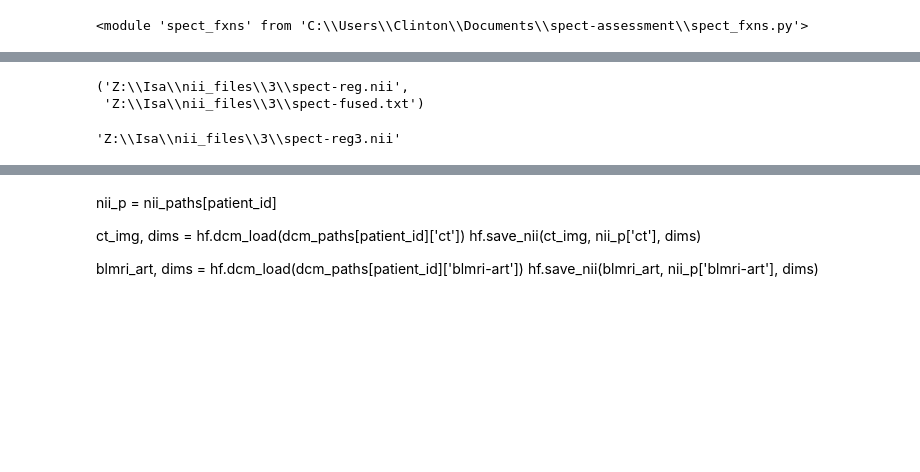
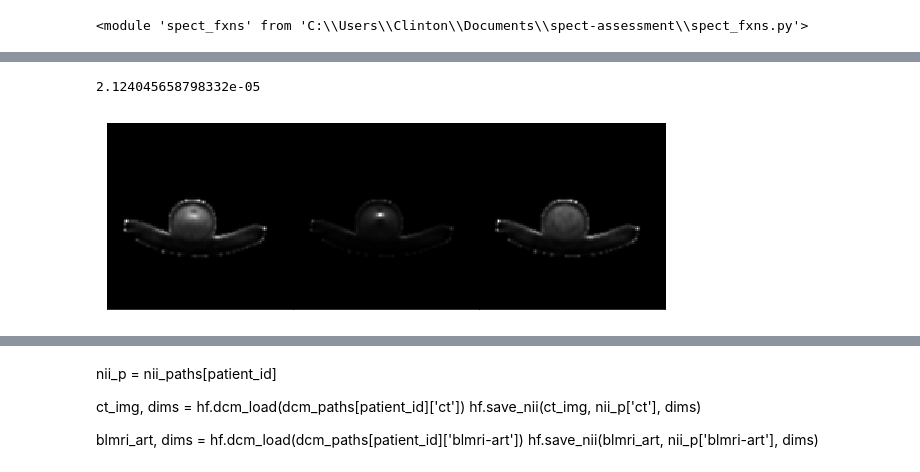
Before and after one commit to clintonjwang/cancer-staging, a Jupyter notebook: main.ipynb, the cells around one changed output, grey strips where cells are left out. Saved outputs shown, nothing was run; the diff lists cells and outputs as text; code cells hidden in the pictures; blank space fills up the shorter version.

```diff
--- a/main.ipynb
+++ b/main.ipynb
@@ -102,13 +21,0 @@ hf.save_nii(fused_img, fused_nii_path, ct_dims, flip_y=True, flip_z=True)
-# %%
-settings = {'mode': 'affine'}
-regs.reg_bis(fused_nii_path, spect_nii_path, spect_fused_transform_path, spect_reg_path, settings=settings)
-#regs.transform_bis(spect_reg_path, fused_ct_transform_path, ct_nii_path, spect_reg2_path)
-#regs.transform_bis(spect_reg2_path, ct_mr_transform_path, mri_nii_path, spect_reg3_path)
-# %% [output]
-('Z:\\Isa\\nii_files\\3\\spect-reg.nii',
- 'Z:\\Isa\\nii_files\\3\\spect-fused.txt')
-# %%
-regs.transform_bis(spect_reg_path, fused_ct_transform_path, ct_nii_path, spect_reg2_path)
-regs.transform_bis(spect_reg2_path, ct_mr_transform_path, mri_nii_path, spect_reg3_path)
-# %% [output]
-'Z:\\Isa\\nii_files\\3\\spect-reg3.nii'
@@ -122,0 +22,12 @@ patient_ids = df.index.values
+# %%
+phantom_dose = 12.53449 * 37 #MBq
+
+spect_img, _ = hf.dcm_load_special("Z:\\Isa\\spect\\Phantom.dcm")
+
+phantom_dose / np.sum(spect_img)
+# %% [output]
+2.124045658798332e-05
+# %%
+hf.draw_slices(spect_img, width=10)
+# %% [output]
+[figure, added]
```
Also changed, not shown: parts of 38 cells of this notebook.
